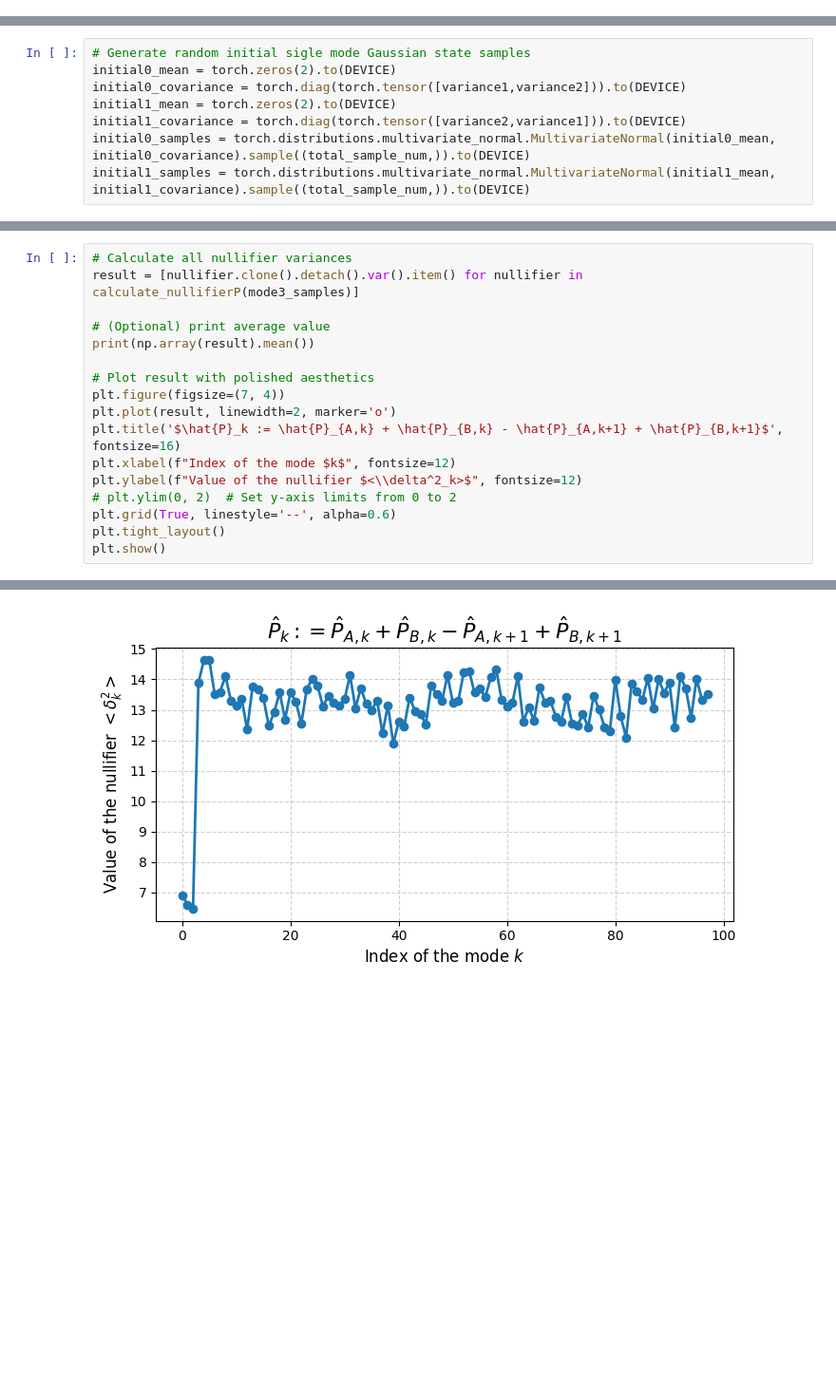
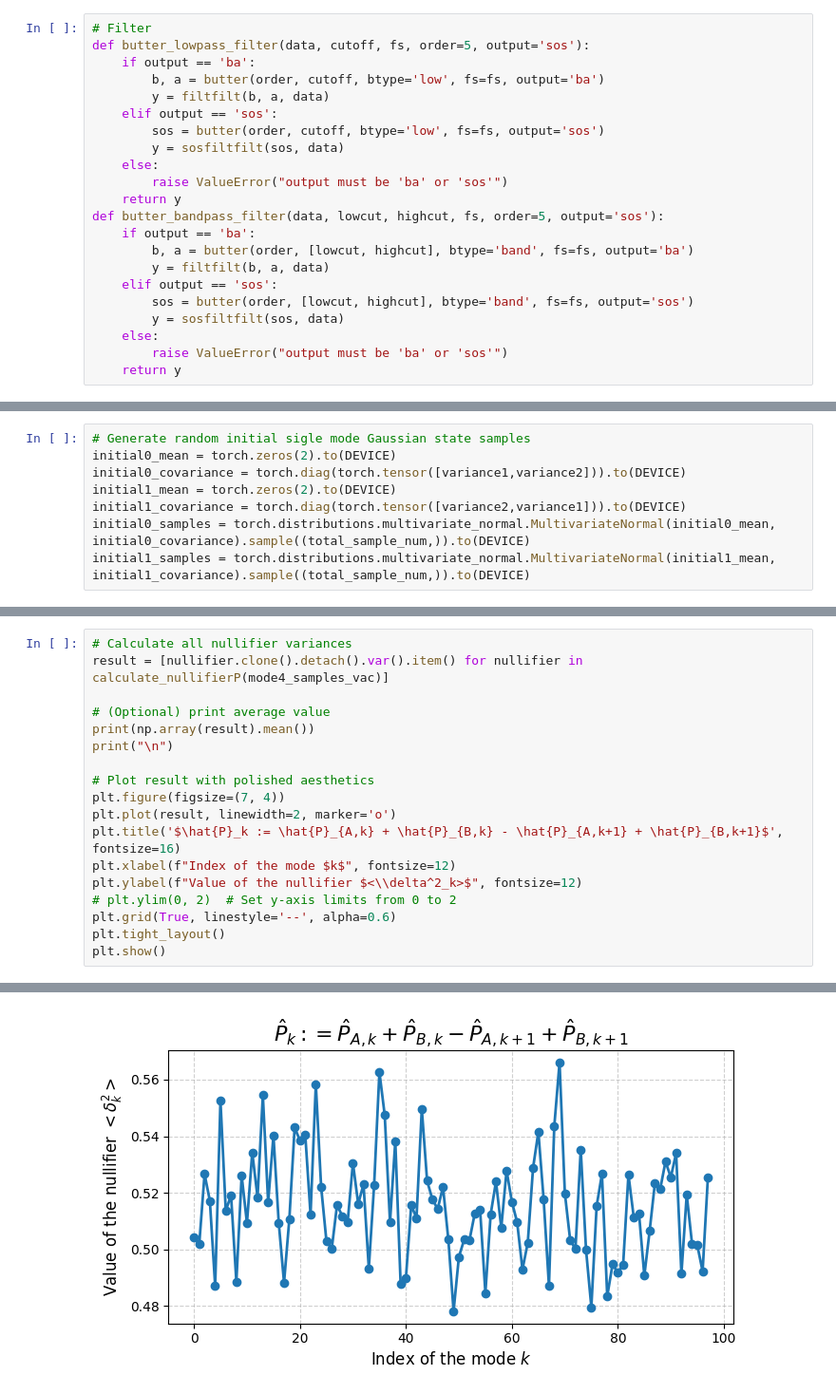
Before and after one commit to kiiichi/python-learning, a Jupyter notebook: DataAE/PDE/Cluster_state_DUAL_RAIL_time.ipynb, the cells around one changed output, grey strips where cells are left out. Shown: that part at 95% size. Cells and saved outputs as stored; diff of their text form; blank space fills up the shorter version.

```diff
--- a/DataAE/PDE/Cluster_state_DUAL_RAIL_time.ipynb
+++ b/DataAE/PDE/Cluster_state_DUAL_RAIL_time.ipynb
@@ -53,3 +113,25 @@ def delay_line(samples, delay_num):
     else:
         shifted = samples
     return shifted
+# %%
+# Filter
+def butter_lowpass_filter(data, cutoff, fs, order=5, output='sos'):
+    if output == 'ba':
+        b, a = butter(order, cutoff, btype='low', fs=fs, output='ba')
+        y = filtfilt(b, a, data)
+    elif output == 'sos':
+        sos = butter(order, cutoff, btype='low', fs=fs, output='sos')
+        y = sosfiltfilt(sos, data)
+    else:
+        raise ValueError("output must be 'ba' or 'sos'")
+    return y
+def butter_bandpass_filter(data, lowcut, highcut, fs, order=5, output='sos'):
+    if output == 'ba':
+        b, a = butter(order, [lowcut, highcut], btype='band', fs=fs, output='ba')
+        y = filtfilt(b, a, data)
+    elif output == 'sos':
+        sos = butter(order, [lowcut, highcut], btype='band', fs=fs, output='sos')
+        y = sosfiltfilt(sos, data)
+    else:
+        raise ValueError("output must be 'ba' or 'sos'")
+    return y
@@ -141,9 +535,10 @@ plt.show()
 # %%
 # Calculate all nullifier variances
-result = [nullifier.clone().detach().var().item() for nullifier in calculate_nullifierP(mode3_samples)]
+result = [nullifier.clone().detach().var().item() for nullifier in calculate_nullifierP(mode4_samples_vac)]
 
 # (Optional) print average value
 print(np.array(result).mean())
+print("\n")
 
 # Plot result with polished aesthetics
 plt.figure(figsize=(7, 4))
@@ -160 +555 @@ plt.show()
-[figure, old version]
+[figure, new version]
```
Also changed, not shown: parts of 14 cells of this notebook, 2 other files.
